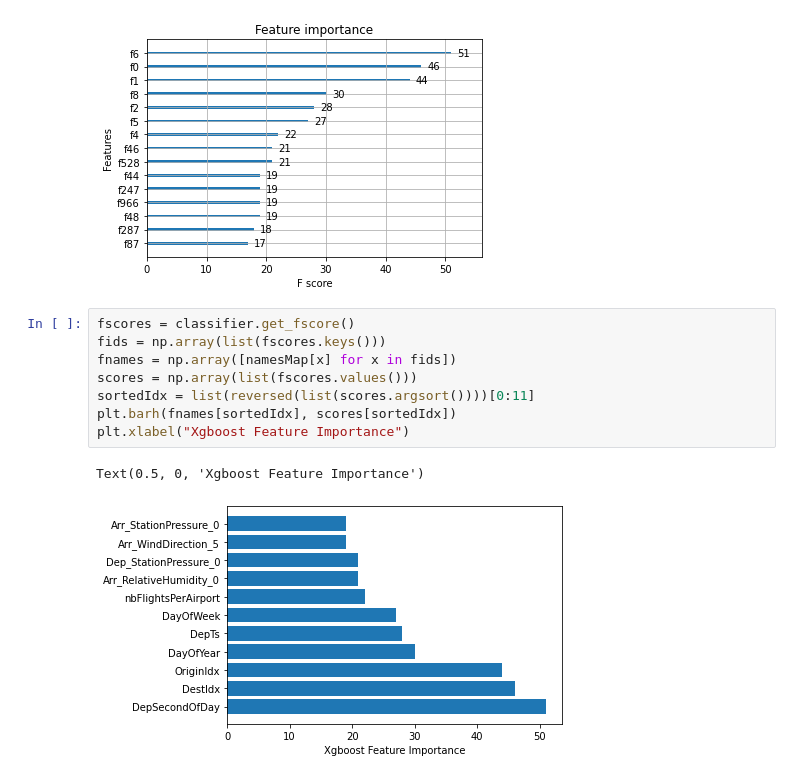
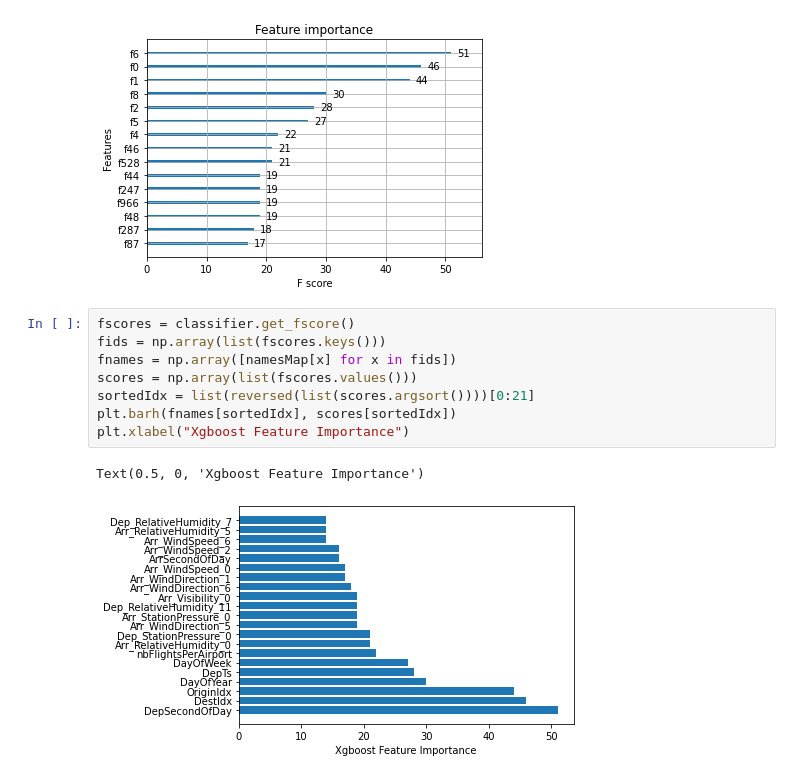
Before and after one commit to vguerra/FlightDelayPrediction, a Jupyter notebook: notebooks/localPlots.ipynb, the cells around one changed output. Saved outputs shown, nothing was run; the diff lists cells and outputs as text.

```diff
--- a/notebooks/localPlots.ipynb
+++ b/notebooks/localPlots.ipynb
@@ -48,11 +48,11 @@ xgb.plot_importance(classifier, max_num_features=15, importance_type="weight")
 # %%
 fscores = classifier.get_fscore()
 fids = np.array(list(fscores.keys()))
 fnames = np.array([namesMap[x] for x in fids])
 scores = np.array(list(fscores.values()))
-sortedIdx = list(reversed(list(scores.argsort())))[0:11]
+sortedIdx = list(reversed(list(scores.argsort())))[0:21]
 plt.barh(fnames[sortedIdx], scores[sortedIdx])
 plt.xlabel("Xgboost Feature Importance")
 # %% [output]
 Text(0.5, 0, 'Xgboost Feature Importance')
-[figure, old version]
+[figure, new version]
```
Also changed, not shown: 3 other files.
